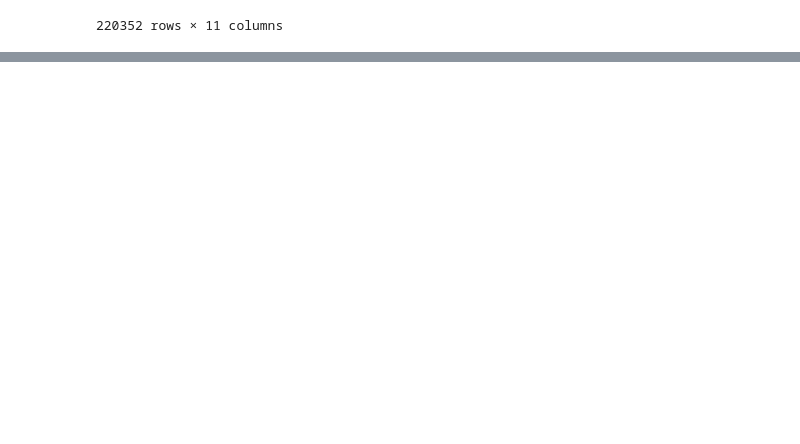
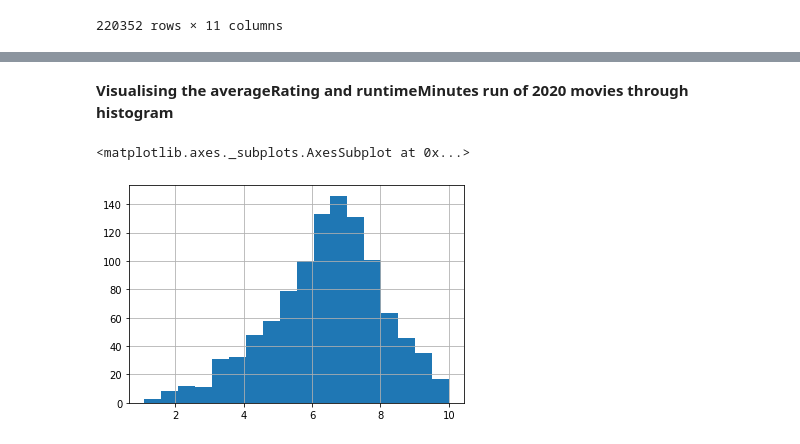
Before and after one commit to Zhaxxon/Prob_Stat, a Jupyter notebook: Course_project/IMDb_analysing_course_project.ipynb, the cells around one changed output, grey strips where cells are left out. Cells and saved outputs as stored; diff of their text form; code cells hidden in the pictures; blank space fills up the shorter version.

```diff
--- a/Course_project/IMDb_analysing_course_project.ipynb
+++ b/Course_project/IMDb_analysing_course_project.ipynb
@@ -170,0 +176,7 @@ movies_2020.describe()
+# %% [markdown]
+**Visualising the averageRating and runtimeMinutes run of 2020 movies through histogram**
+# %%
+movies_2020['averageRating'].hist(bins=18)
+# %% [output]
+<matplotlib.axes._subplots.AxesSubplot at 0x...>
+[figure, added]
```
Also changed, not shown: parts of 17 cells of this notebook.
